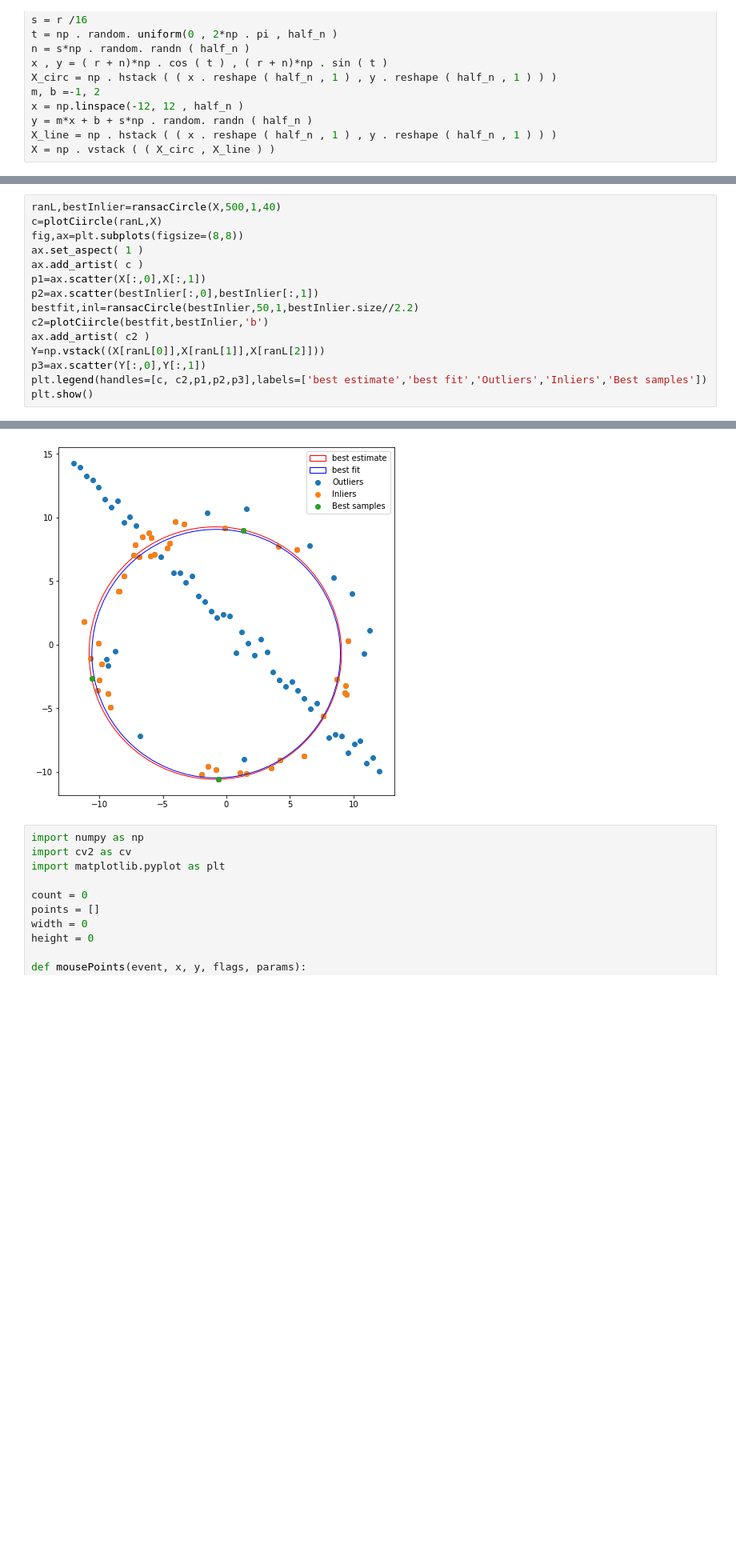
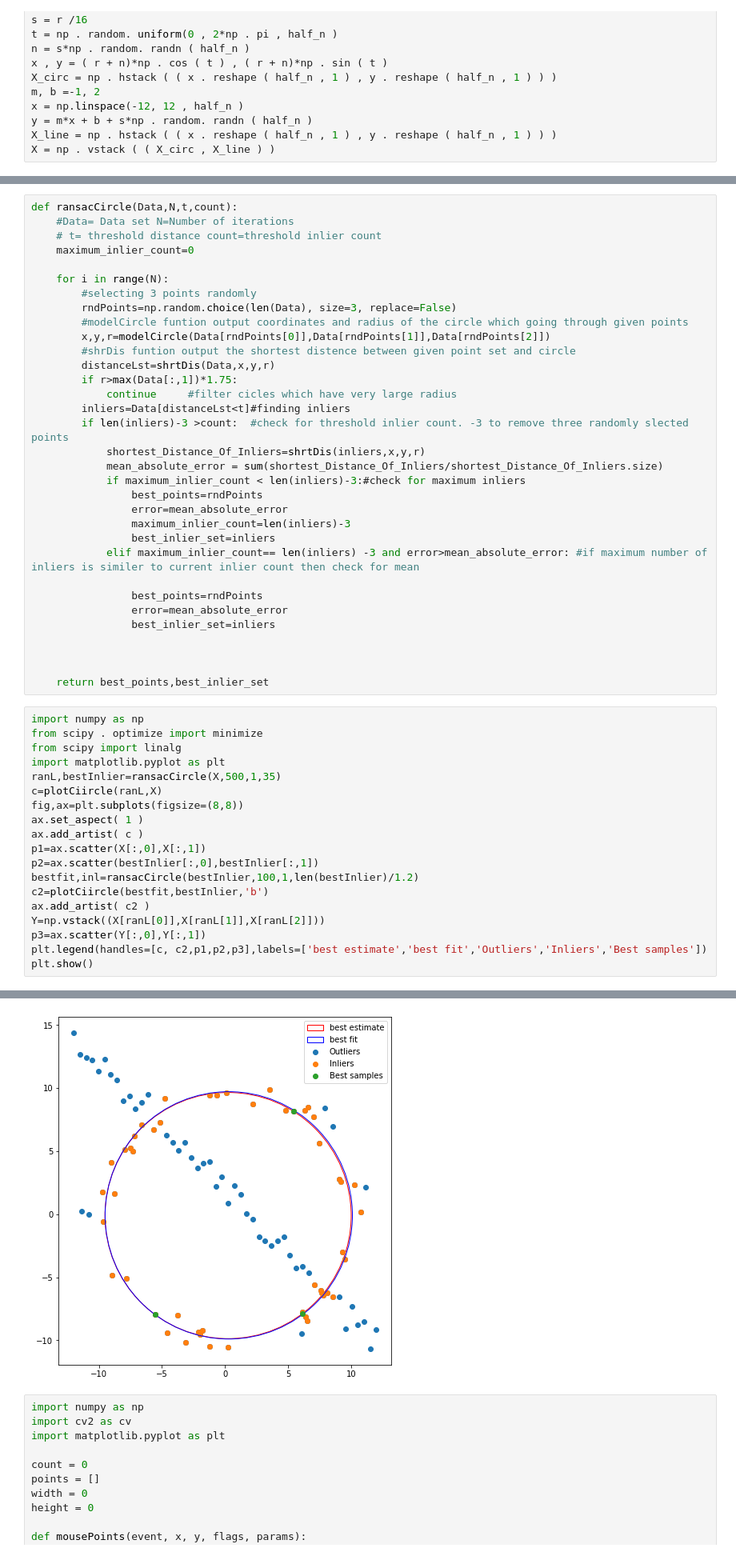
Before and after one commit to Kithdara/Assignments, a Jupyter notebook: Assignment_2.ipynb, the cells around one changed output, grey strips where cells are left out. Shown at 80% size. Saved outputs shown, nothing was run; the diff lists cells and outputs as text; blank space fills up the shorter version.

```diff
--- a/Assignment_2.ipynb
+++ b/Assignment_2.ipynb
@@ -74,12 +53,49 @@ def ransacCircle(Data,N,t,n):
+# %%
+def ransacCircle(Data,N,t,count):
+    #Data= Data set N=Number of iterations
+    # t= threshold distance count=threshold inlier count
+    maximum_inlier_count=0
+
+    for i in range(N):
+        #selecting 3 points randomly
+        rndPoints=np.random.choice(len(Data), size=3, replace=False)
+        #modelCircle funtion output coordinates and radius of the circle which going through given points
+        x,y,r=modelCircle(Data[rndPoints[0]],Data[rndPoints[1]],Data[rndPoints[2]])
+        #shrDis funtion output the shortest distence between given point set and circle
+        distanceLst=shrtDis(Data,x,y,r)
+        if r>max(Data[:,1])*1.75:
+            continue     #filter cicles which have very large radius
+        inliers=Data[distanceLst<t]#finding inliers
+        if len(inliers)-3 >count:  #check for threshold inlier count. -3 to remove three randomly slected points
+            shortest_Distance_Of_Inliers=shrtDis(inliers,x,y,r)
+            mean_absolute_error = sum(shortest_Distance_Of_Inliers/shortest_Distance_Of_Inliers.size)
+            if maximum_inlier_count < len(inliers)-3:#check for maximum inliers
+                best_points=rndPoints
+                error=mean_absolute_error
+                maximum_inlier_count=len(inliers)-3
+                best_inlier_set=inliers
+            elif maximum_inlier_count== len(inliers) -3 and error>mean_absolute_error: #if maximum number of inliers is similer to current inlier count then check for mean
+
+                best_points=rndPoints
+                error=mean_absolute_error
+                best_inlier_set=inliers
+
+
+
+    return best_points,best_inlier_set
 # %%
-ranL,bestInlier=ransacCircle(X,500,1,40)
+import numpy as np
+from scipy . optimize import minimize
+from scipy import linalg
+import matplotlib.pyplot as plt
+ranL,bestInlier=ransacCircle(X,500,1,35)
 c=plotCiircle(ranL,X)
 fig,ax=plt.subplots(figsize=(8,8))
 ax.set_aspect( 1 )
 ax.add_artist( c )
 p1=ax.scatter(X[:,0],X[:,1])
 p2=ax.scatter(bestInlier[:,0],bestInlier[:,1])
-bestfit,inl=ransacCircle(bestInlier,50,1,bestInlier.size//2.2)
+bestfit,inl=ransacCircle(bestInlier,100,1,len(bestInlier)/1.2)
 c2=plotCiircle(bestfit,bestInlier,'b')
 ax.add_artist( c2 )
 Y=np.vstack((X[ranL[0]],X[ranL[1]],X[ranL[2]]))
@@ -90,4 +108,4 @@ plt.show()
-[figure, old version]
+[figure, new version]
 # %%
 import numpy as np
 import cv2 as cv
```
Also changed, not shown: parts of 6 cells of this notebook.
